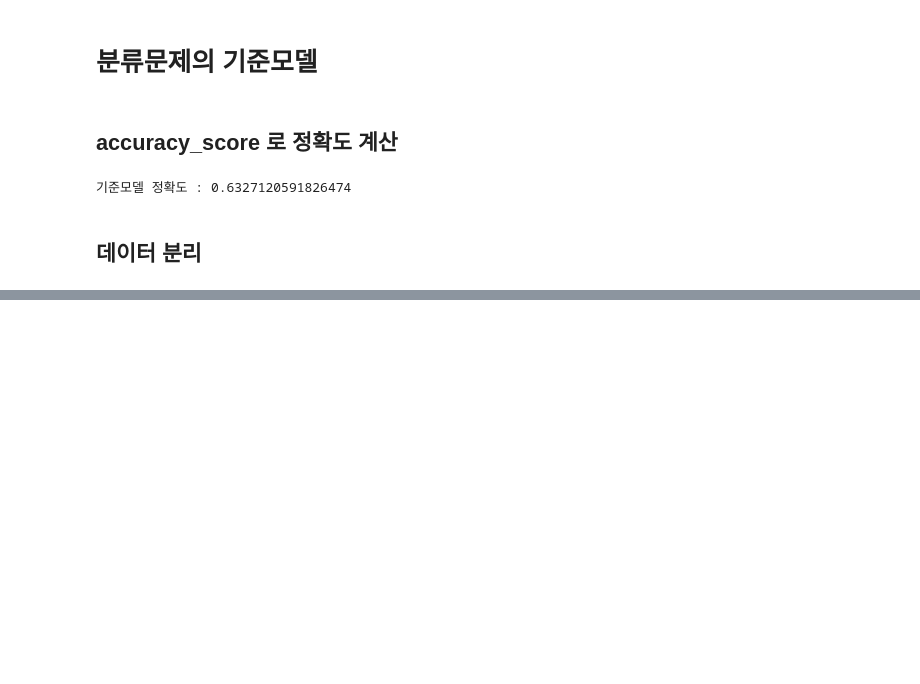
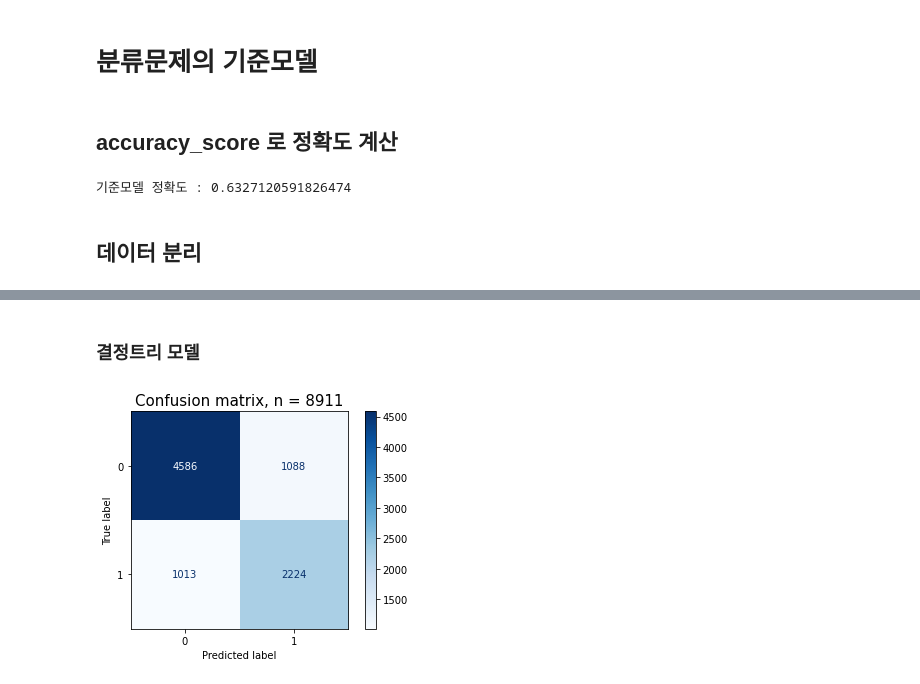
Before and after one commit to swon95/ML_Body-signal-of-smoking, a Jupyter notebook: Body_signal_of_smoking.ipynb, the cells around one changed output, grey strips where cells are left out. Drawn from its saved outputs; the diff is of its cells as text; code cells hidden in the pictures; blank space fills up the shorter version.

```diff
--- a/Body_signal_of_smoking.ipynb
+++ b/Body_signal_of_smoking.ipynb
@@ -292,0 +358,12 @@ print('검증 정확도', pipe.score(X_val, y_val))
+# %%
+from sklearn.tree import DecisionTreeClassifier
+
+pipe1 = make_pipeline(
+    StandardScaler(),
+    DecisionTreeClassifier(random_state=1, criterion='entropy') # entropy = 불순도 계산방법 적용
+)
+
+pipe1.fit(X_train, y_train)
+y_pred1 = pipe1.predict(X_val)
+print('훈련 정확도: ', pipe1.score(X_train, y_train))
+print('검증 정확도: ', pipe1.score(X_val, y_val))
@@ -305,0 +410,11 @@ plt.show()
+# %% [markdown]
+### 결정트리 모델
+# %%
+fig, ax = plt.subplots()
+pcm1 = plot_confusion_matrix(pipe1, X_val, y_val,
+                            cmap=plt.cm.Blues,
+                            ax=ax)
+plt.title(f'Confusion matrix, n = {len(y_val)}', fontsize=15)
+plt.show()
+# %% [output]
+[figure, added]
```
Also changed, not shown: parts of 69 cells of this notebook.
